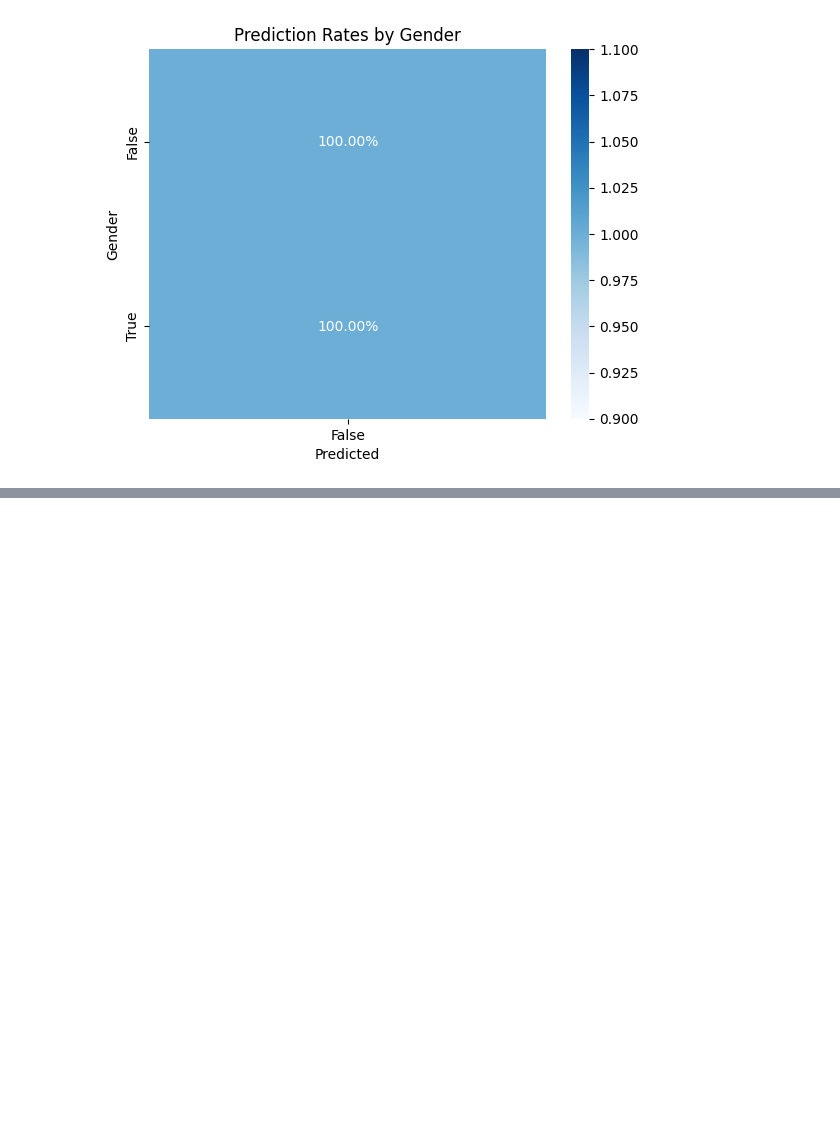
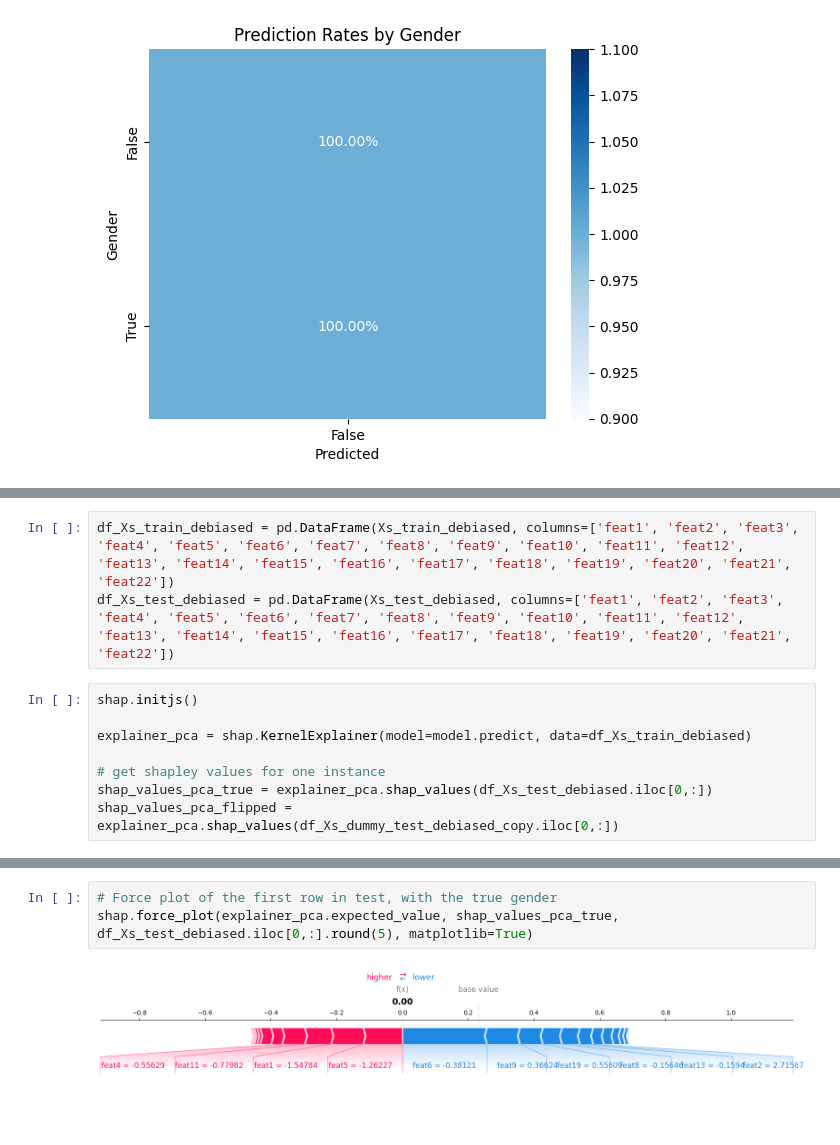
Before and after one commit to MiriamEspinosa/Gender_Fairness_Recruitment, a Jupyter notebook: Final_Assignment/final_assignment.ipynb, the cells around one changed output, grey strips where cells are left out. Cells and saved outputs as stored; diff of their text form; blank space fills up the shorter version.

Commit message:
Added SHAP and fair PCA flipped gender testing

```diff
--- a/Final_Assignment/final_assignment.ipynb
+++ b/Final_Assignment/final_assignment.ipynb
@@ -933,0 +996,11 @@ plt.show()
+# %%
+df_Xs_train_debiased = pd.DataFrame(Xs_train_debiased, columns=['feat1', 'feat2', 'feat3', 'feat4', 'feat5', 'feat6', 'feat7', 'feat8', 'feat9', 'feat10', 'feat11', 'feat12', 'feat13', 'feat14', 'feat15', 'feat16', 'feat17', 'feat18', 'feat19', 'feat20', 'feat21', 'feat22'])
+df_Xs_test_debiased = pd.DataFrame(Xs_test_debiased, columns=['feat1', 'feat2', 'feat3', 'feat4', 'feat5', 'feat6', 'feat7', 'feat8', 'feat9', 'feat10', 'feat11', 'feat12', 'feat13', 'feat14', 'feat15', 'feat16', 'feat17', 'feat18', 'feat19', 'feat20', 'feat21', 'feat22'])
+# %%
+shap.initjs()
+
+explainer_pca = shap.KernelExplainer(model=model.predict, data=df_Xs_train_debiased)
+
+# get shapley values for one instance
+shap_values_pca_true = explainer_pca.shap_values(df_Xs_test_debiased.iloc[0,:])
+shap_values_pca_flipped = explainer_pca.shap_values(df_Xs_dummy_test_debiased_copy.iloc[0,:])
@@ -933,0 +1010,5 @@ plt.show()
+# %%
+# Force plot of the first row in test, with the true gender
+shap.force_plot(explainer_pca.expected_value, shap_values_pca_true, df_Xs_test_debiased.iloc[0,:].round(5), matplotlib=True)
+# %% [output]
+[figure, added]
```
Also changed, not shown: parts of 8 cells of this notebook.
